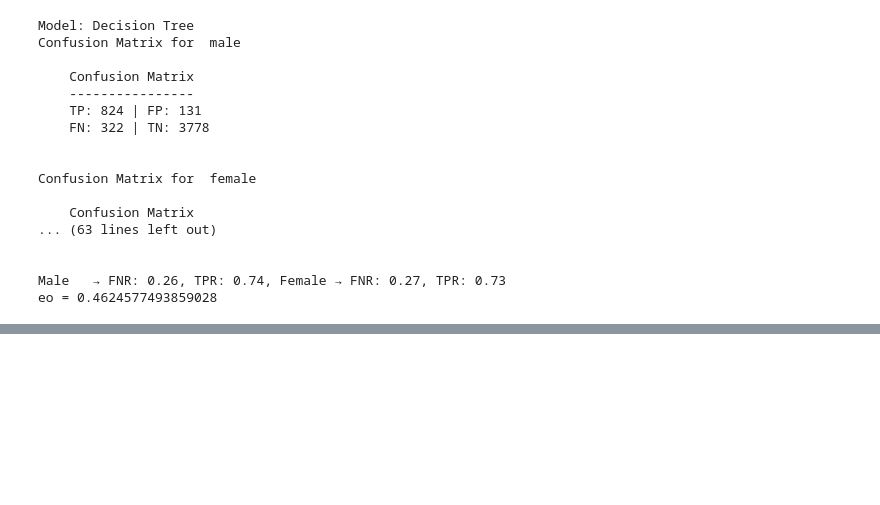
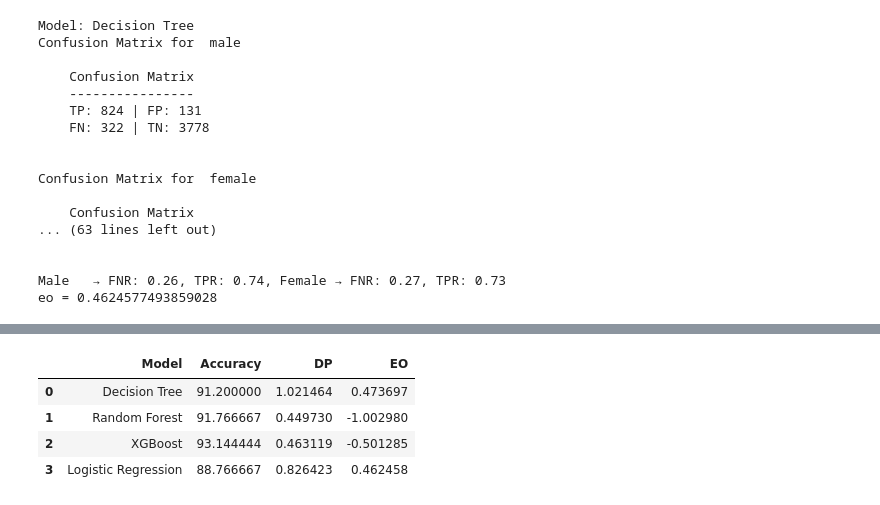
Before and after one commit to 3Techies/Bias-Detection-ML-models, a Jupyter notebook: notebooks/02_baseline_model.ipynb, the cells around one changed output, grey strips where cells are left out. Saved outputs shown, nothing was run; the diff lists cells and outputs as text; code cells hidden in the pictures; blank space fills up the shorter version.

```diff
--- a/notebooks/02_baseline_model.ipynb
+++ b/notebooks/02_baseline_model.ipynb
@@ -388,0 +410,9 @@ eo = 0.4624577493859028
+# %%
+model_results_df = pd.DataFrame(model_results_data)
+display(model_results_df)
+# %% [output]
+|  | Model | Accuracy | DP | EO |
+| 0 | Decision Tree | 91.200000 | 1.021464 | 0.473697 |
+| 1 | Random Forest | 91.766667 | 0.449730 | -1.002980 |
+| 2 | XGBoost | 93.144444 | 0.463119 | -0.501285 |
+| 3 | Logistic Regression | 88.766667 | 0.826423 | 0.462458 |
```
Also changed, not shown: parts of 12 cells of this notebook.
